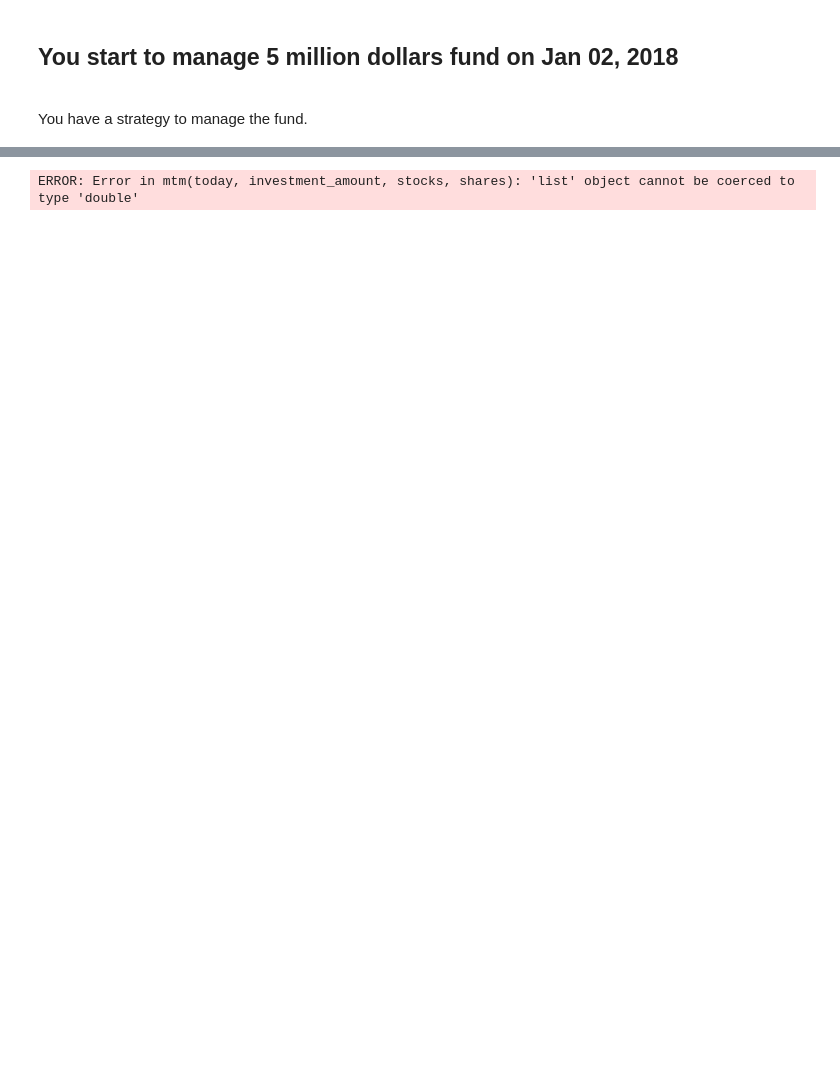
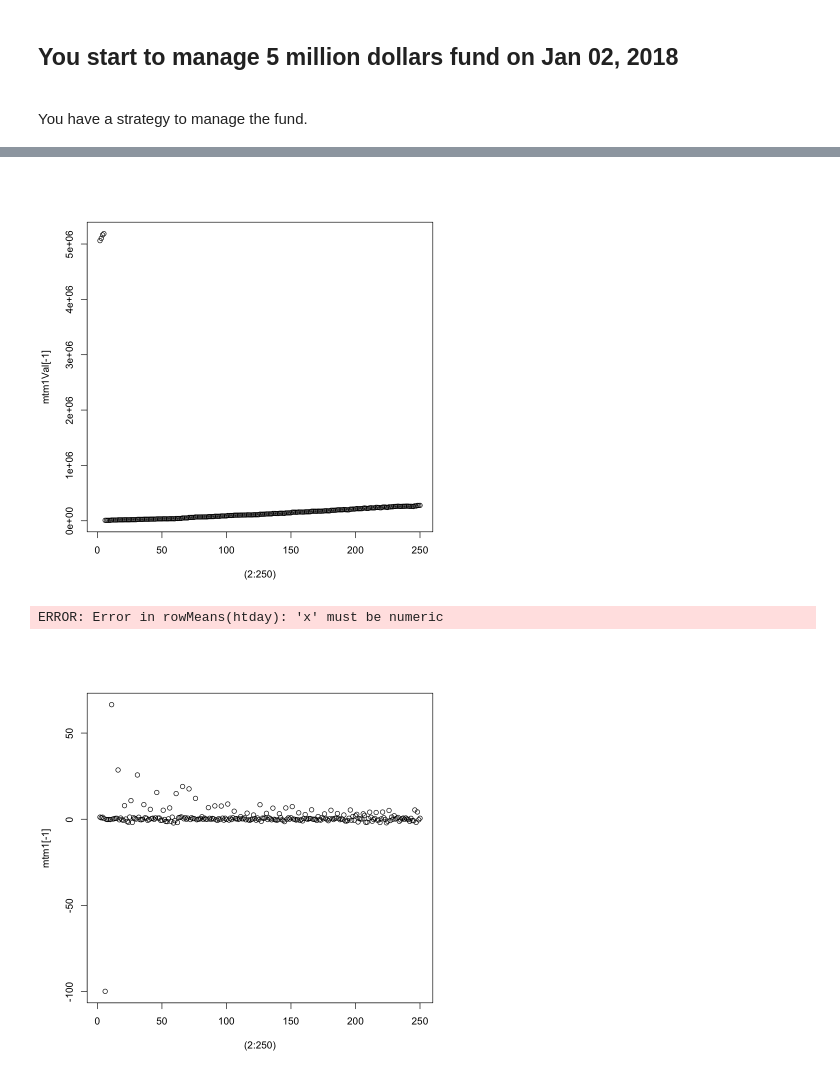
Before and after one commit to DavianBro/CS636_MidtermProject, a Jupyter notebook: CS_Midterm_Proj.ipynb, the cells around one changed output, grey strips where cells are left out. Cells and saved outputs as stored; diff of their text form; code cells hidden in the pictures; blank space fills up the shorter version.

```diff
--- a/CS_Midterm_Proj.ipynb
+++ b/CS_Midterm_Proj.ipynb
@@ -168,87 +149,85 @@ droppedMost = function(today, interval){
 # %%
 #function to calculate percent change
-pc = function(p,c){ #percentChange
-    precent = c - p
-
-    precent = precent/p
-
-    return(precent*100)
+percentChange = function(prev,curr){
+    p = curr - prev
+    p = p/prev
+    return(p*100)
 }
 # %%
 # initialize variables
+StockTraderDf = data.frame(day = 12,stock = "IBM",cash = 10000)
 
-buyStocksDf = data.frame(day = 12,stock = "IBM",cash = 10000)
-
-investment_amount  = 5000000
+stocks = list()
+shares = list()
+totalCash  = 5000000
 dayInterval = 5
 mtmprev = 0
 mtmcurr = 0
 mtm1 = list()
 mtm1Val = list()
-stocks = list()
-shares = list()
-
 # 5 days rebalancing of buying low
 for (today in 1:NROW(Date)){
     if(today %% dayInterval == 1){
         #initial day
         if(today == 1){
             stocks = list('IBM', 'MSFT', 'GOOG', 'AAPL', 'AMZN')
-            splitCash = investment_amount/5
+            splitCash = totalCash/5
             totalCash = 0
             for(x in stocks){
-                buyStocksDf = data.frame(day = today ,stock = x,cash = splitCash)
-                stockDf = purchaseStocks(buyStocksDf)
-                totalCash = investment_amount + stockDf$remainingCash
+                StockTraderDf = data.frame(day = today ,stock = x,cash = splitCash)
+                stockDf = buyStocks(buyStocksDf)
+                totalCash = totalCash + stockDf$remainingCash
                 shares = append(shares, stockDf$amount)
             }
 }
- #rebalance
+        #rebalance
         else {
             #find the 5 stocks whose "Adj Close" prices dropped the most
             mostDropped = droppedMost(today,dayInterval)
             #sell all current holdings
             for(x in stocks){
-                investment_amount = investment_amount + ValueofStock(x, today)
+                totalCash = totalCash + ValueofStock(x, today)
             }
             stocks = list()
             shares = list()
             #split your cash
-            splitCash = investment_amount/5
+            splitCash = totalCash/5
             #buy the max shares of stock
             stocks = mostDropped
             for(x in stocks){
                 buyStocksDf = data.frame(day = today ,stock = x,cash = splitCash)
                 stockDf = buyStocks(buyStocksDf)
-                investment_amount = investment_amount + stockDf$remainingCash
+                totalCash = totalCash + stockDf$remainingCash
                 shares = append(shares, stockDf$amount)
             }
 }
     }
-
-    #mtmprev = mtmcurr
+    mtmprev = mtmcurr
     #USD to JPY
-    mtmcurr = mtm(today, investment_amount, stocks, shares)
+    mtmcurr = mtm(today, totalCash, stocks, shares)
     mtm1Val = append(mtm1Val, mtmcurr)
     mtm1 = append(mtm1, percentChange(mtmprev,mtmcurr))
 }
 #total
 plot((2:250),mtm1Val[-1])
 #percent change
 plot((2:250),mtm1[-1])
 #function for high-tech index
 
 highTech = function(){
-    ht = universe
+    ht = market
     htday = ht %>% select(1,3,5,7,9,11,13,15,17,19)
     return(rowMeans(htday))
 }
 myHighTechAvg = highTech()
 myHighTechPercent = list()
+
 for(x in 2:250){
     myHighTechPercent = append(myHighTechPercent, percentChange(x-1,x))
 }
 #High-Tech Stock Percentage Comparison
 plot((2:250),myHighTechPercent)
 # %% [output]
+[figure, added]
-ERROR: Error in mtm(today, investment_amount, stocks, shares): 'list' object cannot be coerced to type 'double'
+ERROR: Error in rowMeans(htday): 'x' must be numeric
+[figure, added]
```
Also changed, not shown: parts of 8 cells of this notebook.
